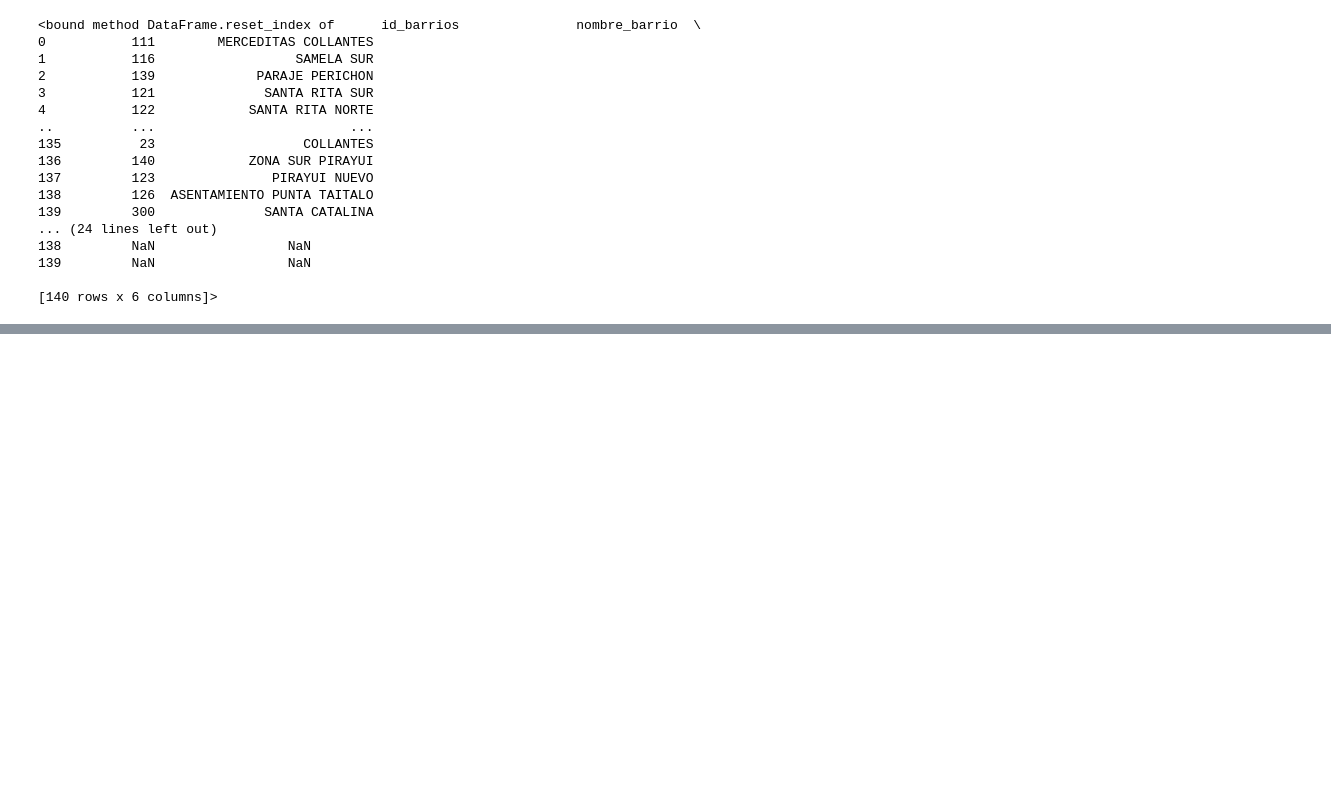
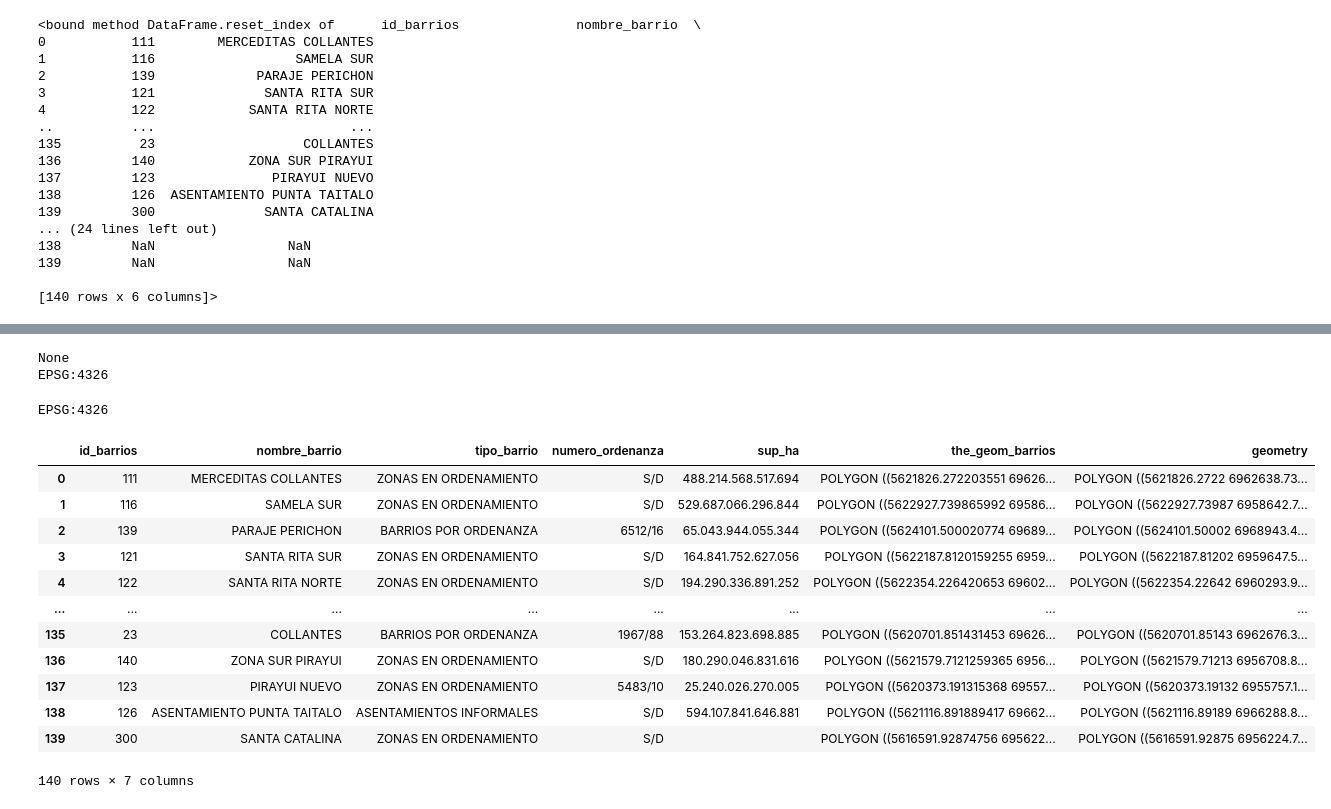
Before and after one commit to JonatanCabrera27/Datathon-2024, a Jupyter notebook: zonasVerdes.ipynb, the cells around one changed output, grey strips where cells are left out. Saved outputs shown, nothing was run; the diff lists cells and outputs as text; code cells hidden in the pictures; blank space fills up the shorter version.

```diff
--- a/zonasVerdes.ipynb
+++ b/zonasVerdes.ipynb
@@ -357,0 +412,26 @@ AttributeError: 'function' object has no attribute 'sample'
+# %%
+print(arboles_gdf.crs)
+arboles_gdf= arboles_gdf.set_crs(epsg=4326)
+print(arboles_gdf.crs)
+# %% [output]
+None
+EPSG:4326
+# %%
+print(barrios_gdf.crs)
+barrios_gdf = barrios_gdf.set_crs(epsg=4326)
+barrios_gdf
+# %% [output]
+EPSG:4326
+|  | id_barrios | nombre_barrio | tipo_barrio | numero_ordenanza | sup_ha | the_geom_barrios | geometry |
+| 0 | 111 | MERCEDITAS COLLANTES | ZONAS EN ORDENAMIENTO | S/D | 488.214.568.517.694 | POLYGON ((5621826.272203551 69626... | POLYGON ((5621826.2722 6962638.73... |
+| 1 | 116 | SAMELA SUR | ZONAS EN ORDENAMIENTO | S/D | 529.687.066.296.844 | POLYGON ((5622927.739865992 69586... | POLYGON ((5622927.73987 6958642.7... |
+| 2 | 139 | PARAJE PERICHON | BARRIOS POR ORDENANZA | 6512/16 | 65.043.944.055.344 | POLYGON ((5624101.500020774 69689... | POLYGON ((5624101.50002 6968943.4... |
+| 3 | 121 | SANTA RITA SUR | ZONAS EN ORDENAMIENTO | S/D | 164.841.752.627.056 | POLYGON ((5622187.8120159255 6959... | POLYGON ((5622187.81202 6959647.5... |
+| 4 | 122 | SANTA RITA NORTE | ZONAS EN ORDENAMIENTO | S/D | 194.290.336.891.252 | POLYGON ((5622354.226420653 69602... | POLYGON ((5622354.22642 6960293.9... |
+| ... | ... | ... | ... | ... | ... | ... | ... |
+| 135 | 23 | COLLANTES | BARRIOS POR ORDENANZA | 1967/88 | 153.264.823.698.885 | POLYGON ((5620701.851431453 69626... | POLYGON ((5620701.85143 6962676.3... |
+| 136 | 140 | ZONA SUR PIRAYUI | ZONAS EN ORDENAMIENTO | S/D | 180.290.046.831.616 | POLYGON ((5621579.7121259365 6956... | POLYGON ((5621579.71213 6956708.8... |
+| 137 | 123 | PIRAYUI NUEVO | ZONAS EN ORDENAMIENTO | 5483/10 | 25.240.026.270.005 | POLYGON ((5620373.191315368 69557... | POLYGON ((5620373.19132 6955757.1... |
+| 138 | 126 | ASENTAMIENTO PUNTA TAITALO | ASENTAMIENTOS INFORMALES | S/D | 594.107.841.646.881 | POLYGON ((5621116.891889417 69662... | POLYGON ((5621116.89189 6966288.8... |
+| 139 | 300 | SANTA CATALINA | ZONAS EN ORDENAMIENTO | S/D |  | POLYGON ((5616591.92874756 695622... | POLYGON ((5616591.92875 6956224.7... |
+140 rows × 7 columns
```
Also changed, not shown: parts of 22 cells of this notebook, 4 other files.
